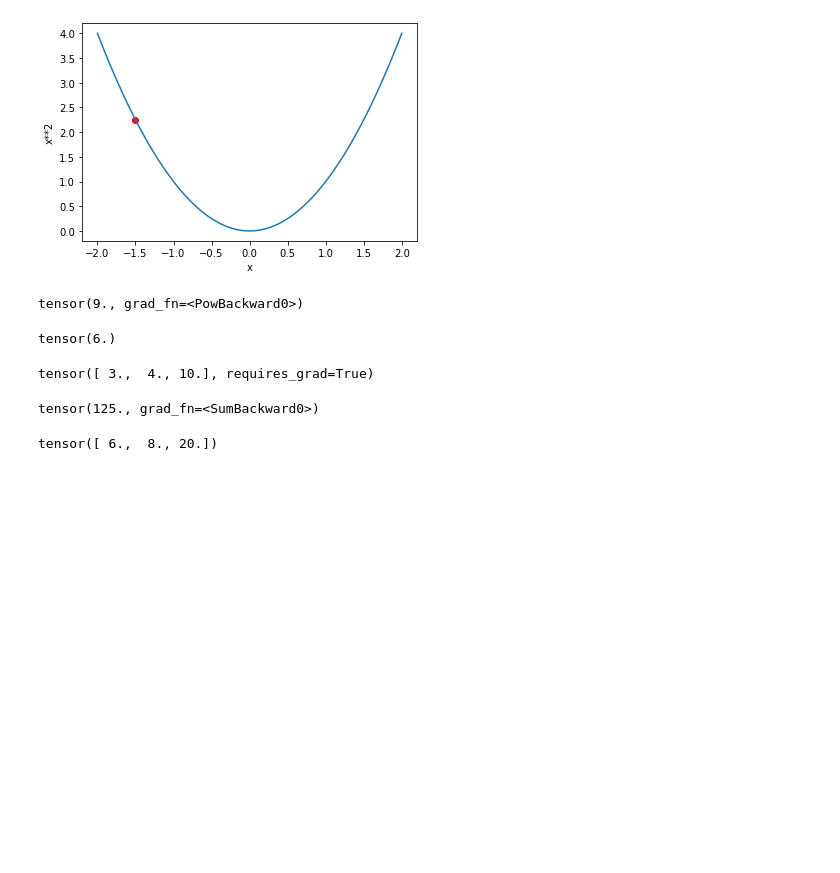
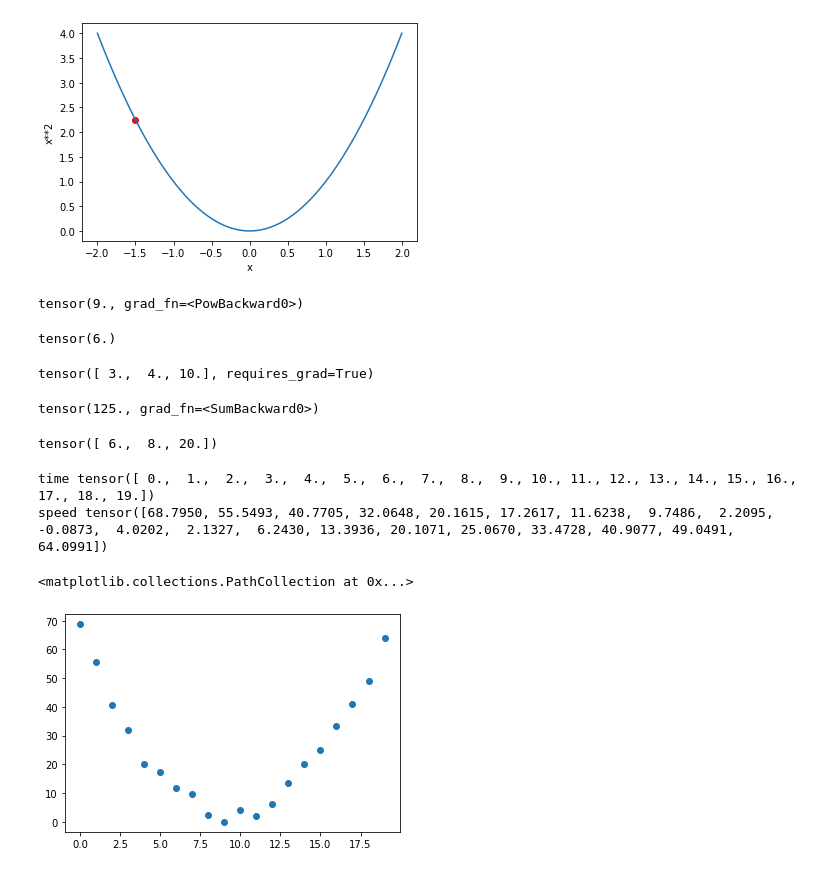
Before and after one commit to miketon/JupyterJeep, a Jupyter notebook: fastai_exercises/fast-ai-chapter04-under-the-hood.ipynb, the cells around one changed output. Cells and saved outputs as stored; diff of their text form; code cells hidden in the pictures; blank space fills up the shorter version.

```diff
--- a/fastai_exercises/fast-ai-chapter04-under-the-hood.ipynb
+++ b/fastai_exercises/fast-ai-chapter04-under-the-hood.ipynb
@@ -301,3 +301,16 @@ yt.backward()
 xt.grad # type: ignore
 # %% [output]
 tensor([ 6.,  8., 20.])
+# %%
+time = torch.arange(0, 20).float(); time #type: ignore
+# add noise because measuring things manually is not precise
+# this makes "what's the roller coasters speed" difficult to answer
+speed = torch.randn(20)*3 + 0.75 * (time-9.5)**2 +1
+print(f'time {time} \nspeed {speed}')
+
+plt.scatter(time, speed)
+# %% [output]
+time tensor([ 0.,  1.,  2.,  3.,  4.,  5.,  6.,  7.,  8.,  9., 10., 11., 12., 13., 14., 15., 16., 17., 18., 19.])
+speed tensor([68.7950, 55.5493, 40.7705, 32.0648, 20.1615, 17.2617, 11.6238,  9.7486,  2.2095, -0.0873,  4.0202,  2.1327,  6.2430, 13.3936, 20.1071, 25.0670, 33.4728, 40.9077, 49.0491, 64.0991])
+<matplotlib.collections.PathCollection at 0x...>
+[figure, added]
```
Also changed, not shown: parts of 12 cells of this notebook.
